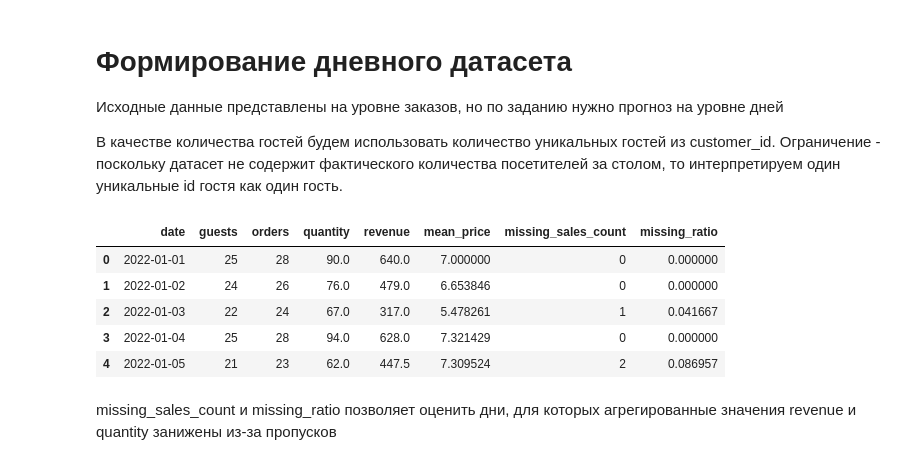
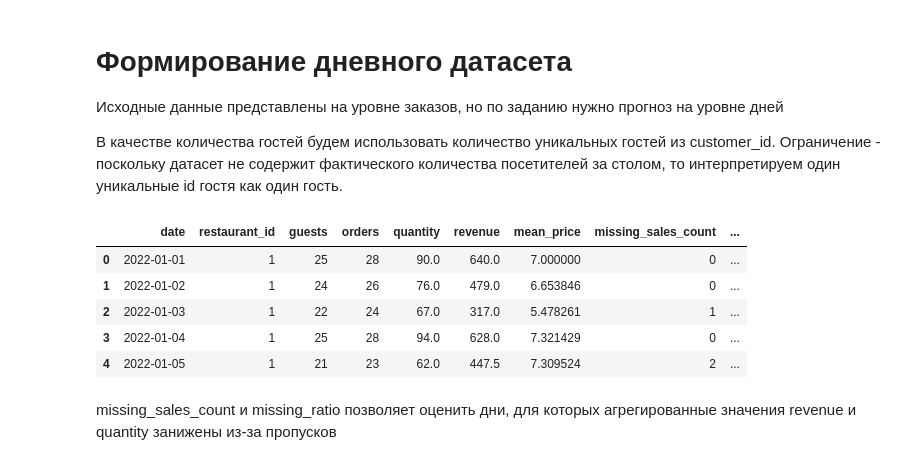
Before and after one commit to Irdorat/coperto_project, a Jupyter notebook: notebooks/01_eda.ipynb, the cells around one changed output. Drawn from its saved outputs; the diff is of its cells as text; code cells hidden in the pictures.

```diff
--- a/notebooks/01_eda.ipynb
+++ b/notebooks/01_eda.ipynb
@@ -177,28 +190,33 @@ memory usage: 959.0 KB
 # %%
 daily = (
     df_clean.groupby(df_clean['date'].dt.normalize())
     .agg(
         guests=('Customer ID', 'nunique'),
         orders=('Order ID', 'nunique'),
         quantity=('Quantity', 'sum'),
         revenue=('Order Total', 'sum'),
         mean_price=('Price', 'mean'),
         missing_sales_count=('has_missing_sales', 'sum')
     )
     .reset_index()
     .sort_values('date')
     .reset_index(drop=True)
 )
 
+daily.insert(1, 'restaurant_id', 1)
+
+daily['restaurant_id'] = daily['restaurant_id'].astype('int64')
+daily['revenue'] = daily['revenue'].astype('float64')
+
 daily['missing_ratio'] = daily['missing_sales_count'] / daily['orders']
 daily.head()
 # %% [output]
-|  | date | guests | orders | quantity | revenue | mean_price | missing_sales_count | missing_ratio |
-| 0 | 2022-01-01 | 25 | 28 | 90.0 | 640.0 | 7.000000 | 0 | 0.000000 |
-| 1 | 2022-01-02 | 24 | 26 | 76.0 | 479.0 | 6.653846 | 0 | 0.000000 |
-| 2 | 2022-01-03 | 22 | 24 | 67.0 | 317.0 | 5.478261 | 1 | 0.041667 |
-| 3 | 2022-01-04 | 25 | 28 | 94.0 | 628.0 | 7.321429 | 0 | 0.000000 |
-| 4 | 2022-01-05 | 21 | 23 | 62.0 | 447.5 | 7.309524 | 2 | 0.086957 |
+|  | date | restaurant_id | guests | orders | quantity | revenue | mean_price | missing_sales_count | ... |
+| 0 | 2022-01-01 | 1 | 25 | 28 | 90.0 | 640.0 | 7.000000 | 0 | ... |
+| 1 | 2022-01-02 | 1 | 24 | 26 | 76.0 | 479.0 | 6.653846 | 0 | ... |
+| 2 | 2022-01-03 | 1 | 22 | 24 | 67.0 | 317.0 | 5.478261 | 1 | ... |
+| 3 | 2022-01-04 | 1 | 25 | 28 | 94.0 | 628.0 | 7.321429 | 0 | ... |
+| 4 | 2022-01-05 | 1 | 21 | 23 | 62.0 | 447.5 | 7.309524 | 2 | ... |
 # %% [markdown]
 missing_sales_count и missing_ratio позволяет оценить дни, для которых агрегированные значения revenue и quantity занижены из-за пропусков
 # %% [markdown]
```
Also changed, not shown: parts of 4 cells of this notebook.
